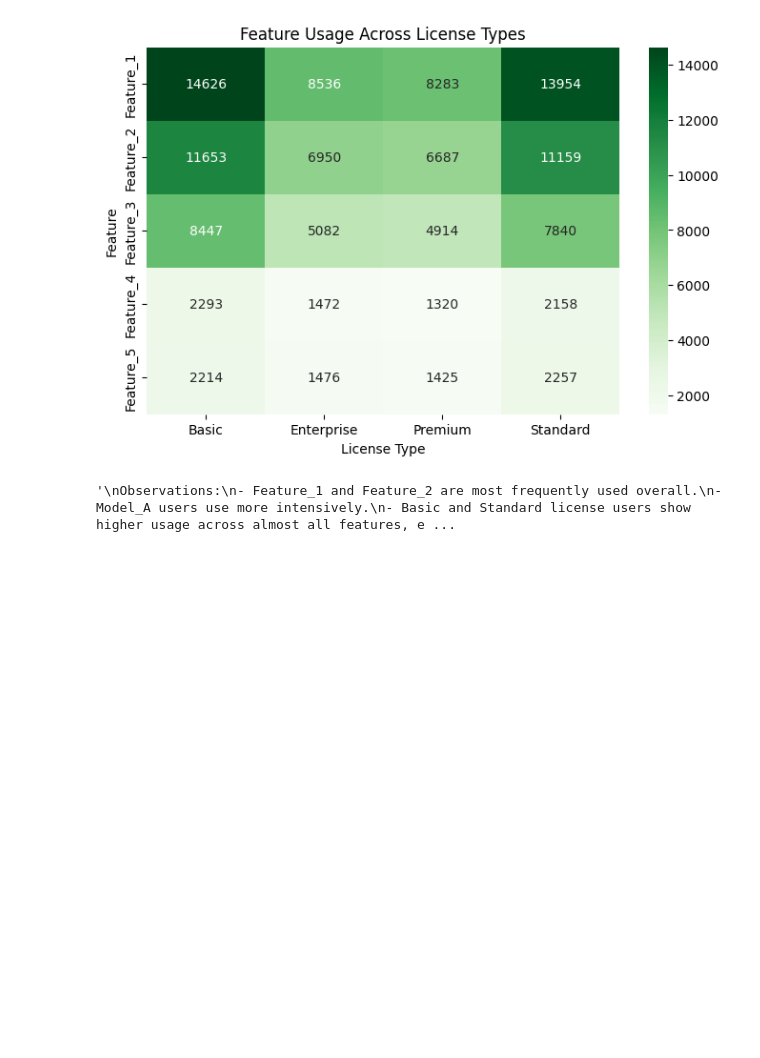
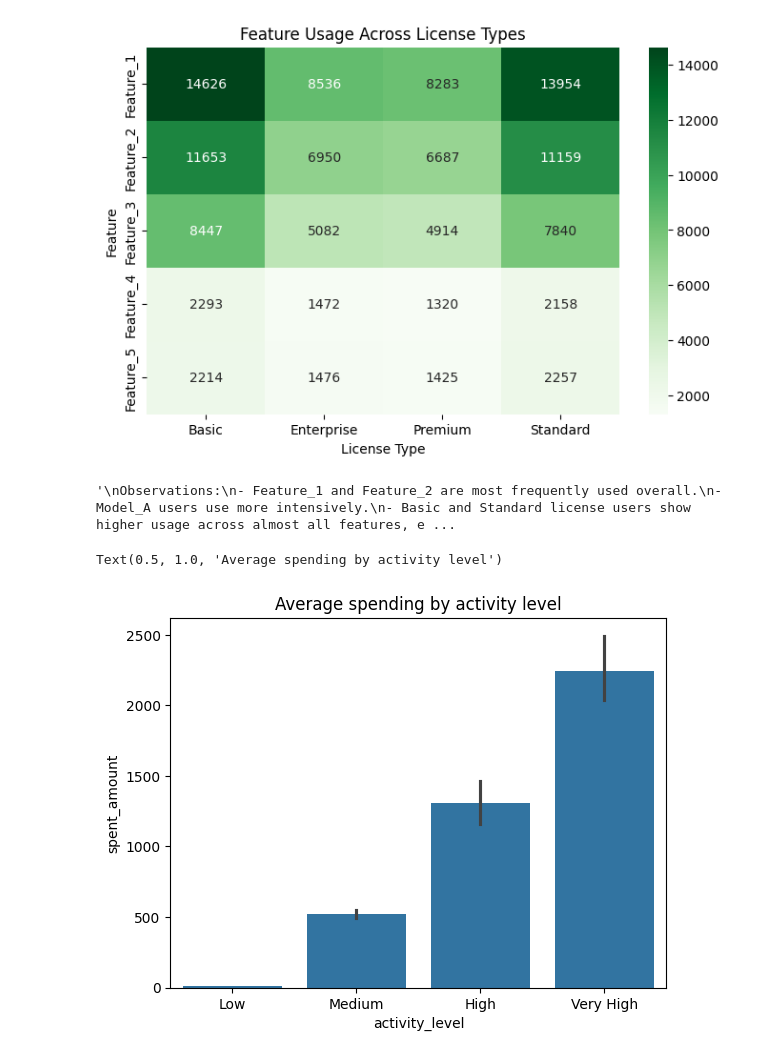
Before and after one commit to HYYH130613/ML-features-analysis, a Jupyter notebook: eda.ipynb, the cells around one changed output. Cells and saved outputs as stored; diff of their text form; code cells hidden in the pictures; blank space fills up the shorter version.

```diff
--- a/eda.ipynb
+++ b/eda.ipynb
@@ -264,3 +264,27 @@ Observations:
 """
 # %% [output]
 '\nObservations:\n- Feature_1 and Feature_2 are most frequently used overall.\n- Model_A users use more intensively.\n- Basic and Standard license users show higher usage across almost all features, e ...
+# %%
+#Feature Transformation
+
+df['avg_spent_per_request'] = df['spent_amount'] / df['requests_cnt'] #Average spend per request
+df['activity_level'] = pd.cut(df['requests_cnt'],
+                              bins=[0, 1000, 5000, 10000, df['requests_cnt'].max()],
+                              labels=['Low', 'Medium', 'High', 'Very High']) # Categorizing users activity
+df['requests_per_license'] = df.groupby('license')['requests_cnt'].transform('mean')
+df['requests_per_feature'] = df.groupby('feature')['requests_cnt'].transform('mean')
+df['requests_per_model'] = df.groupby('model')['requests_cnt'].transform('mean')
+
+df['spent_per_license'] = df.groupby('license')['spent_amount'].transform('mean')
+df['spent_per_feature'] = df.groupby('feature')['spent_amount'].transform('mean')
+df['spent_per_model'] = df.groupby('model')['spent_amount'].transform('mean')
+
+#improving linearity of the relationship
+df['log_requests'] = np.log1p(df['requests_cnt'])
+df['log_spent'] = np.log1p(df['spent_amount'])
+# %%
+sns.barplot(x='activity_level', y='spent_amount', data=df)
+plt.title("Average spending by activity level")
+# %% [output]
+Text(0.5, 1.0, 'Average spending by activity level')
+[figure, added]
```
Also changed, not shown: parts of 4 cells of this notebook.
